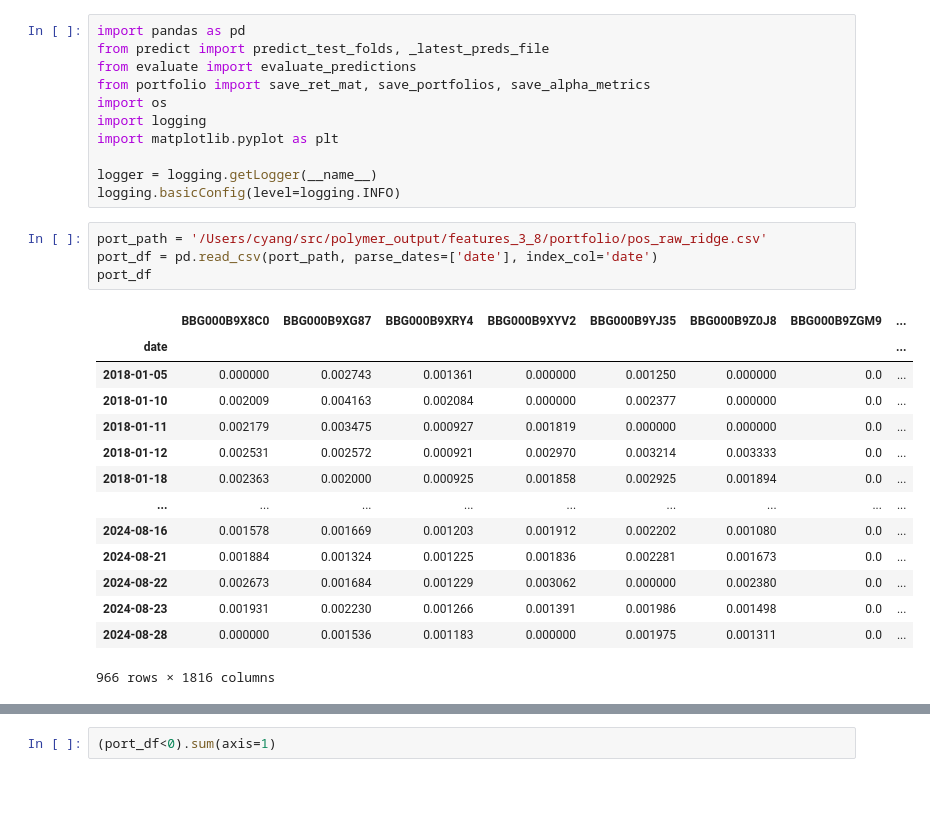
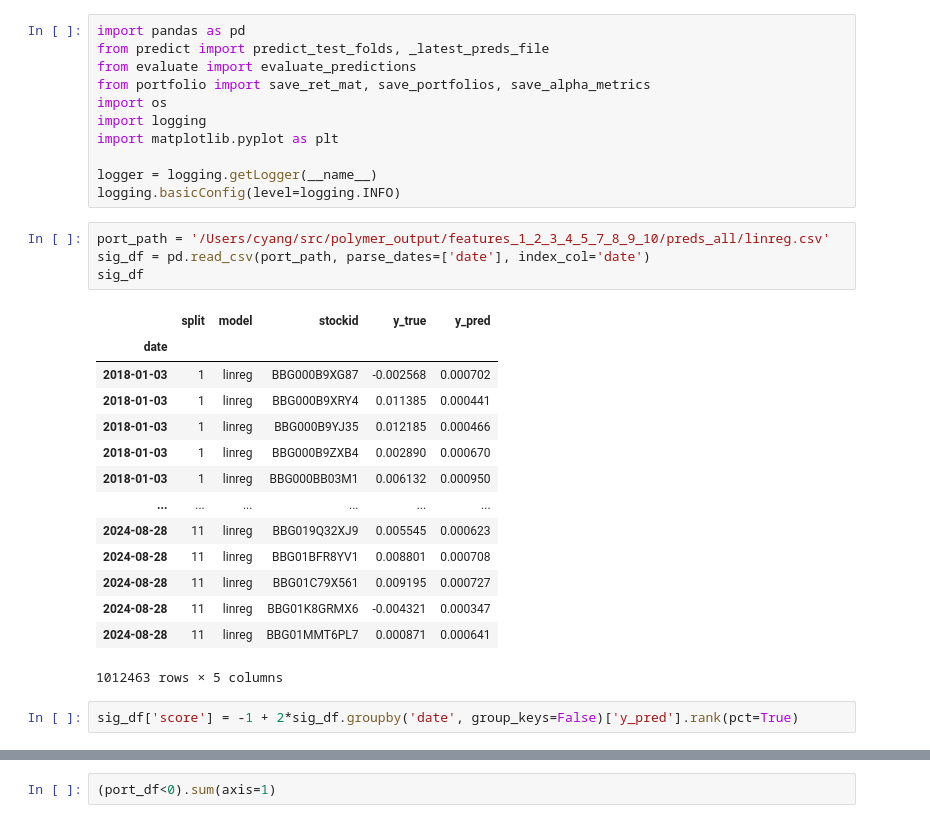
Before and after one commit to yyt-coder/polymer, a Jupyter notebook: 2_predictions.ipynb, the cells around one changed output, grey strips where cells are left out. Cells and saved outputs as stored; diff of their text form; blank space fills up the shorter version.

```diff
--- a/2_predictions.ipynb
+++ b/2_predictions.ipynb
@@ -10,21 +10,23 @@ import matplotlib.pyplot as plt
 logger = logging.getLogger(__name__)
 logging.basicConfig(level=logging.INFO)
 # %%
-port_path = '/Users/cyang/src/polymer_output/features_3_8/portfolio/pos_raw_ridge.csv'
-port_df = pd.read_csv(port_path, parse_dates=['date'], index_col='date')
-port_df
+port_path = '/Users/cyang/src/polymer_output/features_1_2_3_4_5_7_8_9_10/preds_all/linreg.csv'
+sig_df = pd.read_csv(port_path, parse_dates=['date'], index_col='date')
+sig_df
 # %% [output]
-|  | BBG000B9X8C0 | BBG000B9XG87 | BBG000B9XRY4 | BBG000B9XYV2 | BBG000B9YJ35 | BBG000B9Z0J8 | BBG000B9ZGM9 | ... |
-| date |  |  |  |  |  |  |  | ... |
-| 2018-01-05 | 0.000000 | 0.002743 | 0.001361 | 0.000000 | 0.001250 | 0.000000 | 0.0 | ... |
-| 2018-01-10 | 0.002009 | 0.004163 | 0.002084 | 0.000000 | 0.002377 | 0.000000 | 0.0 | ... |
-| 2018-01-11 | 0.002179 | 0.003475 | 0.000927 | 0.001819 | 0.000000 | 0.000000 | 0.0 | ... |
-| 2018-01-12 | 0.002531 | 0.002572 | 0.000921 | 0.002970 | 0.003214 | 0.003333 | 0.0 | ... |
-| 2018-01-18 | 0.002363 | 0.002000 | 0.000925 | 0.001858 | 0.002925 | 0.001894 | 0.0 | ... |
-| ... | ... | ... | ... | ... | ... | ... | ... | ... |
-| 2024-08-16 | 0.001578 | 0.001669 | 0.001203 | 0.001912 | 0.002202 | 0.001080 | 0.0 | ... |
-| 2024-08-21 | 0.001884 | 0.001324 | 0.001225 | 0.001836 | 0.002281 | 0.001673 | 0.0 | ... |
-| 2024-08-22 | 0.002673 | 0.001684 | 0.001229 | 0.003062 | 0.000000 | 0.002380 | 0.0 | ... |
-| 2024-08-23 | 0.001931 | 0.002230 | 0.001266 | 0.001391 | 0.001986 | 0.001498 | 0.0 | ... |
-| 2024-08-28 | 0.000000 | 0.001536 | 0.001183 | 0.000000 | 0.001975 | 0.001311 | 0.0 | ... |
+|  | split | model | stockid | y_true | y_pred |
+| date |  |  |  |  |  |
+| 2018-01-03 | 1 | linreg | BBG000B9XG87 | -0.002568 | 0.000702 |
+| 2018-01-03 | 1 | linreg | BBG000B9XRY4 | 0.011385 | 0.000441 |
+| 2018-01-03 | 1 | linreg | BBG000B9YJ35 | 0.012185 | 0.000466 |
+| 2018-01-03 | 1 | linreg | BBG000B9ZXB4 | 0.002890 | 0.000670 |
+| 2018-01-03 | 1 | linreg | BBG000BB03M1 | 0.006132 | 0.000950 |
+| ... | ... | ... | ... | ... | ... |
+| 2024-08-28 | 11 | linreg | BBG019Q32XJ9 | 0.005545 | 0.000623 |
+| 2024-08-28 | 11 | linreg | BBG01BFR8YV1 | 0.008801 | 0.000708 |
+| 2024-08-28 | 11 | linreg | BBG01C79X561 | 0.009195 | 0.000727 |
+| 2024-08-28 | 11 | linreg | BBG01K8GRMX6 | -0.004321 | 0.000347 |
+| 2024-08-28 | 11 | linreg | BBG01MMT6PL7 | 0.000871 | 0.000641 |
-966 rows × 1816 columns
+1012463 rows × 5 columns
+# %%
+sig_df['score'] = -1 + 2*sig_df.groupby('date', group_keys=False)['y_pred'].rank(pct=True)
```
Also changed, not shown: parts of 1 cell of this notebook, 5 other files.
